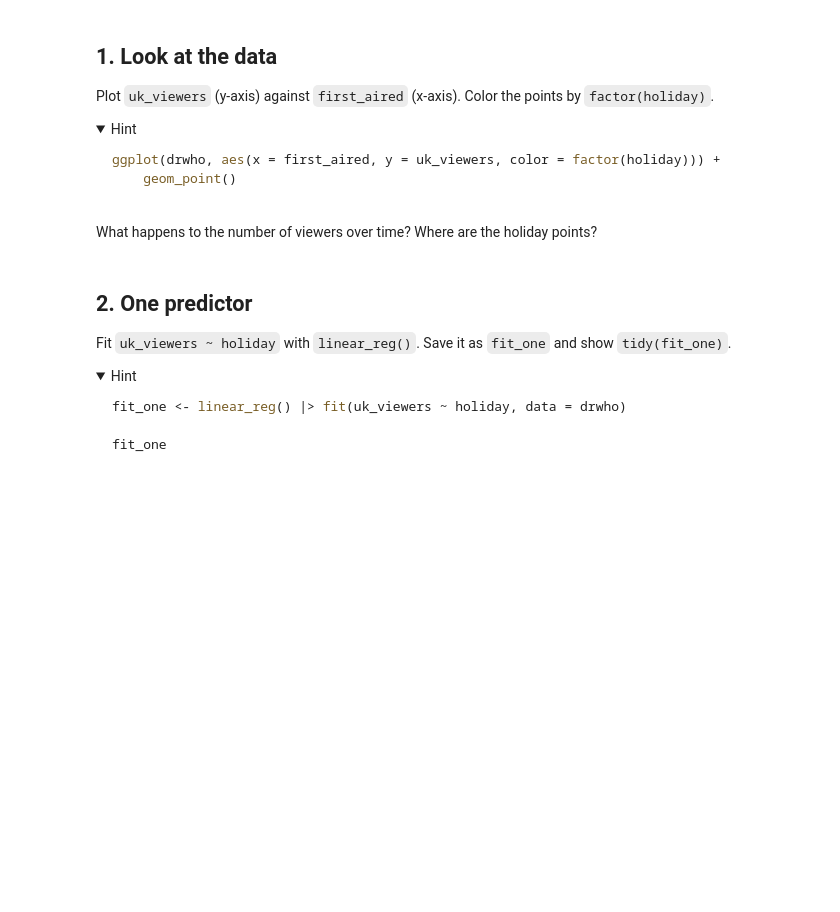
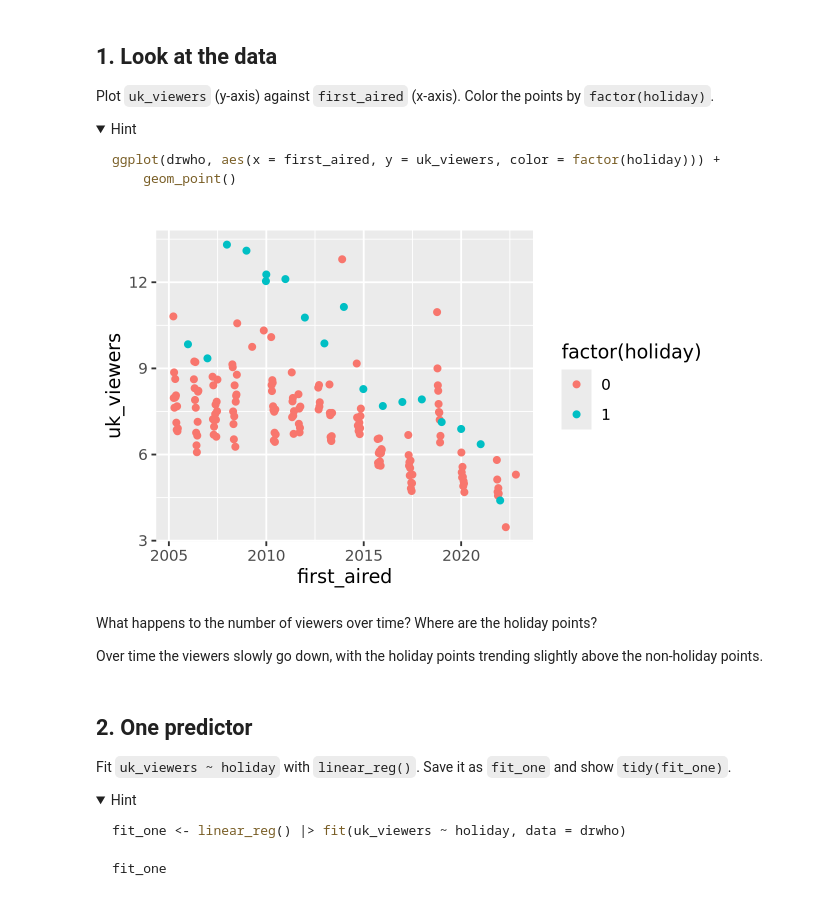
Before and after one commit to matttthww/codespace, a Jupyter notebook: exercises/12-drwho-exercise.ipynb, the cells around one changed output. Drawn from its saved outputs; the diff is of its cells as text; code cells hidden in the pictures; folded sections open; blank space fills up the shorter version.

Commit message:
complete exercises/12-drwho-exercise.ipynb

````diff
--- a/exercises/12-drwho-exercise.ipynb
+++ b/exercises/12-drwho-exercise.ipynb
@@ -54,8 +75,15 @@ ggplot(drwho, aes(x = first_aired, y = uk_viewers, color = factor(holiday))) +
 ```
 
 </details>
+# %%
+ggplot(drwho, aes(x = first_aired, y = uk_viewers, color = factor(holiday))) +
+    geom_point()
+# %% [output]
+[figure, added]
 # %% [markdown]
 What happens to the number of viewers over time? Where are the holiday points?
+
+Over time the viewers slowly go down, with the holiday points trending slightly above the non-holiday points.
 # %% [markdown]
 ## 2. One predictor
 
````
Also changed, not shown: parts of 8 cells of this notebook.
